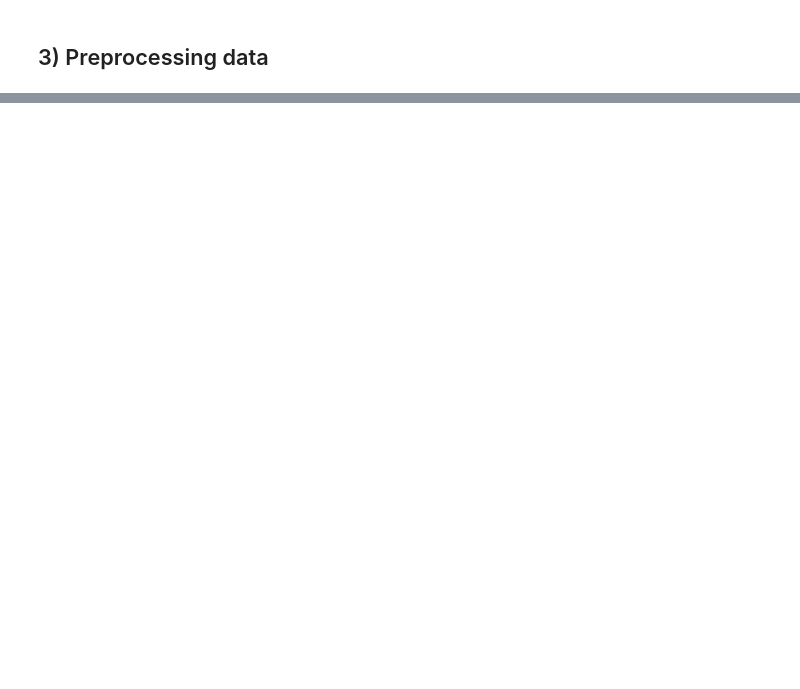
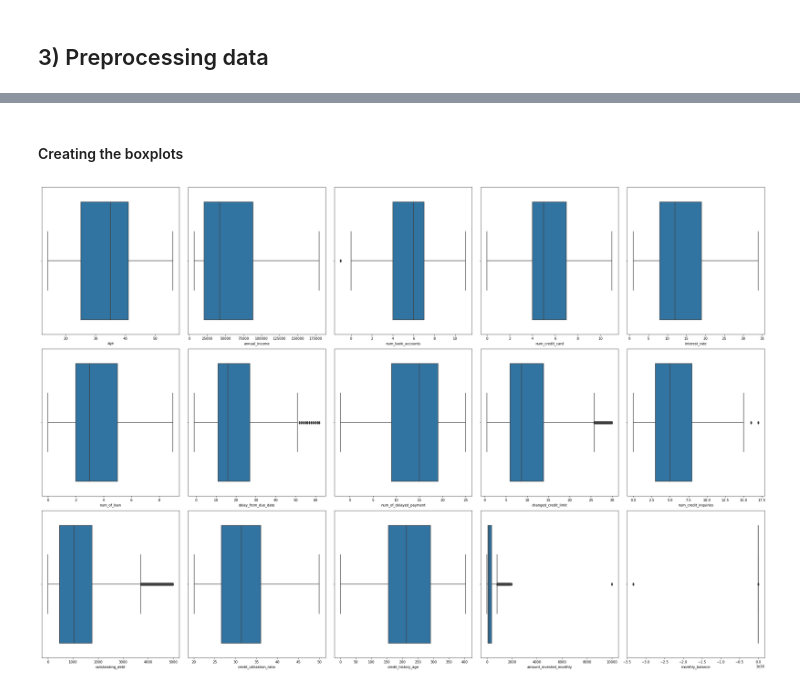
Before and after one commit to davide-beltrame/Credit-Prediction-Group-Project-AI-ML-Exam, a Jupyter notebook: main.ipynb, the cells around one changed output, grey strips where cells are left out. Cells and saved outputs as stored; diff of their text form; code cells hidden in the pictures; blank space fills up the shorter version.

```diff
--- a/main.ipynb
+++ b/main.ipynb
@@ -372,0 +380,2 @@ In particular, we have already covered point 1. in the previous sections, when d
+# %%
+data_df.columns = [col.lower() for col in data_df]
@@ -372,0 +385,24 @@ In particular, we have already covered point 1. in the previous sections, when d
+# %% [markdown]
+#### Creating the boxplots
+# %%
+fig, axes = plt.subplots(3,5, figsize=(30,20))
+
+sns.boxplot(ax=axes[0, 0], x=data_df["age"])
+sns.boxplot(ax=axes[0, 1], x=data_df["annual_income"])
+sns.boxplot(ax=axes[0, 2], x=data_df["num_bank_accounts"])
+sns.boxplot(ax=axes[0, 3], x=data_df["num_credit_card"])
+sns.boxplot(ax=axes[0, 4], x=data_df["interest_rate"])
+sns.boxplot(ax=axes[1, 0], x=data_df["num_of_loan"])
+sns.boxplot(ax=axes[1, 1], x=data_df["delay_from_due_date"])
+sns.boxplot(ax=axes[1, 2], x=data_df["num_of_delayed_payment"])
+sns.boxplot(ax=axes[1, 3], x=data_df["changed_credit_limit"])
+sns.boxplot(ax=axes[1, 4], x=data_df["num_credit_inquiries"])
+sns.boxplot(ax=axes[2, 0], x=data_df["outstanding_debt"])
+sns.boxplot(ax=axes[2, 1], x=data_df["credit_utilization_ratio"])
+sns.boxplot(ax=axes[2, 2], x=data_df["credit_history_age"])
+sns.boxplot(ax=axes[2, 3], x=data_df["amount_invested_monthly"])
+sns.boxplot(ax=axes[2, 4], x=data_df["monthly_balance"])
+
+plt.tight_layout()
+# %% [output]
+[figure, added]
```
Also changed, not shown: parts of 6 cells of this notebook.
